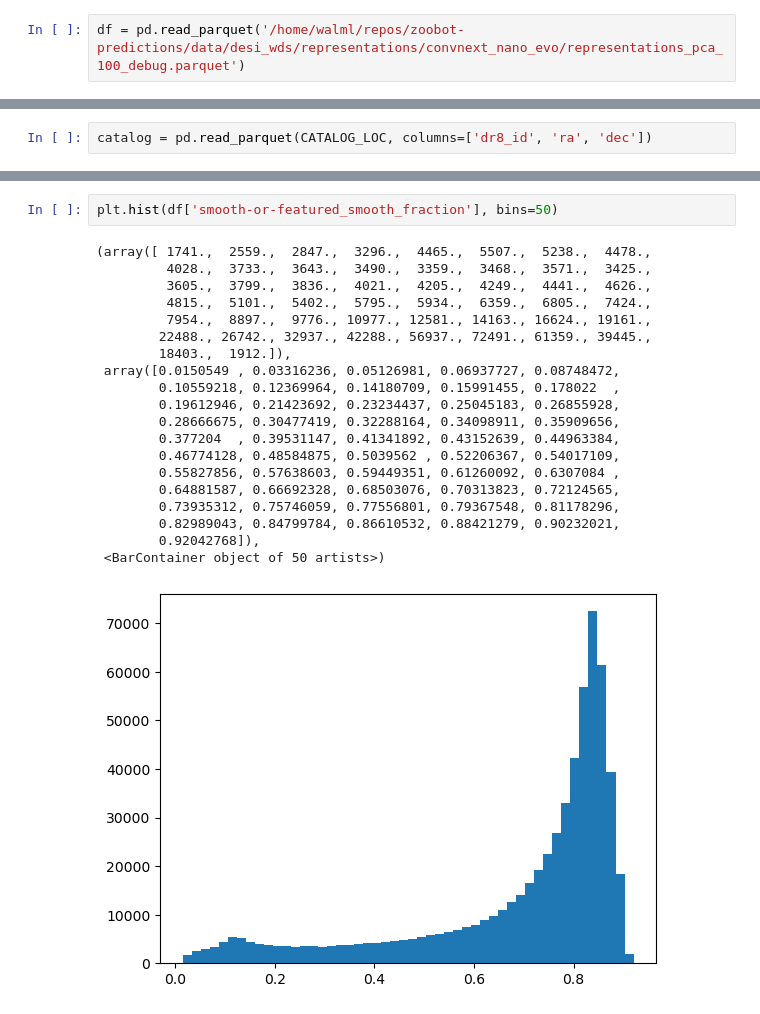
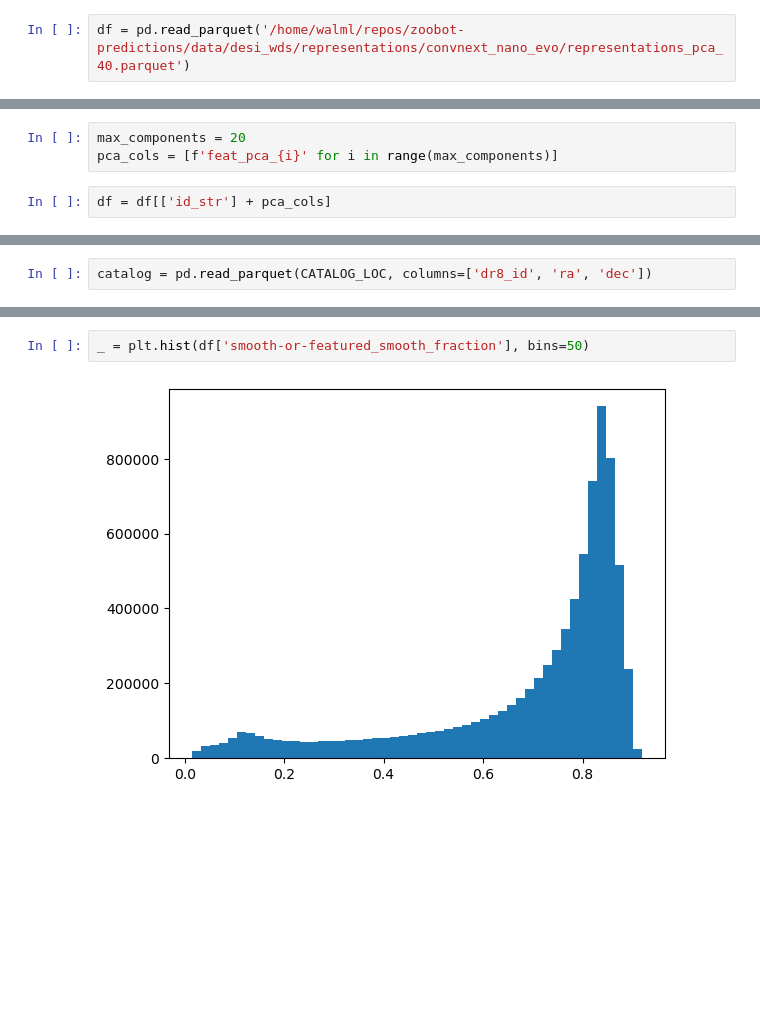
Before and after one commit to mwalmsley/zoobot-predictions, a Jupyter notebook: test_representations.ipynb, the cells around one changed output, grey strips where cells are left out. Drawn from its saved outputs; the diff is of its cells as text; blank space fills up the shorter version.

```diff
--- a/test_representations.ipynb
+++ b/test_representations.ipynb
@@ -2,7 +2,7 @@
 import pandas as pd
 import matplotlib.pyplot as plt
 # %%
-df = pd.read_parquet('/home/walml/repos/zoobot-predictions/data/desi_wds/representations/convnext_nano_evo/representations_pca_100_debug.parquet')
+df = pd.read_parquet('/home/walml/repos/zoobot-predictions/data/desi_wds/representations/convnext_nano_evo/representations_pca_40.parquet')
 # %%
 df
 # %% [output]
@@ -22,3 +22,8 @@ df
+# %%
+max_components = 20
+pca_cols = [f'feat_pca_{i}' for i in range(max_components)]
+# %%
+df = df[['id_str'] + pca_cols]
 # %%
 MORPH_LOC = '~/Dropbox (The University of Manchester)/desi/catalogs/gz_desi_deep_learning_catalog_friendly.parquet'
 CATALOG_LOC = '~/Dropbox (The University of Manchester)/desi/catalogs/master_all_file_index_passes_file_checks.parquet'
@@ -56,26 +73,7 @@ df.sample(10)
 # %%
-plt.hist(df['smooth-or-featured_smooth_fraction'], bins=50)
+_ = plt.hist(df['smooth-or-featured_smooth_fraction'], bins=50)
 # %% [output]
-(array([ 1741.,  2559.,  2847.,  3296.,  4465.,  5507.,  5238.,  4478.,
-         4028.,  3733.,  3643.,  3490.,  3359.,  3468.,  3571.,  3425.,
-         3605.,  3799.,  3836.,  4021.,  4205.,  4249.,  4441.,  4626.,
-         4815.,  5101.,  5402.,  5795.,  5934.,  6359.,  6805.,  7424.,
-         7954.,  8897.,  9776., 10977., 12581., 14163., 16624., 19161.,
-        22488., 26742., 32937., 42288., 56937., 72491., 61359., 39445.,
-        18403.,  1912.]),
- array([0.0150549 , 0.03316236, 0.05126981, 0.06937727, 0.08748472,
-        0.10559218, 0.12369964, 0.14180709, 0.15991455, 0.178022  ,
-        0.19612946, 0.21423692, 0.23234437, 0.25045183, 0.26855928,
-        0.28666675, 0.30477419, 0.32288164, 0.34098911, 0.35909656,
-        0.377204  , 0.39531147, 0.41341892, 0.43152639, 0.44963384,
-        0.46774128, 0.48584875, 0.5039562 , 0.52206367, 0.54017109,
-        0.55827856, 0.57638603, 0.59449351, 0.61260092, 0.6307084 ,
-        0.64881587, 0.66692328, 0.68503076, 0.70313823, 0.72124565,
-        0.73935312, 0.75746059, 0.77556801, 0.79367548, 0.81178296,
-        0.82989043, 0.84799784, 0.86610532, 0.88421279, 0.90232021,
-        0.92042768]),
- <BarContainer object of 50 artists>)
-[figure, old version]
+[figure, new version]
 # %%
 from sklearn.ensemble import RandomForestRegressor, GradientBoostingRegressor
 from sklearn.model_selection import train_test_split
```
Also changed, not shown: parts of 6 cells of this notebook.
